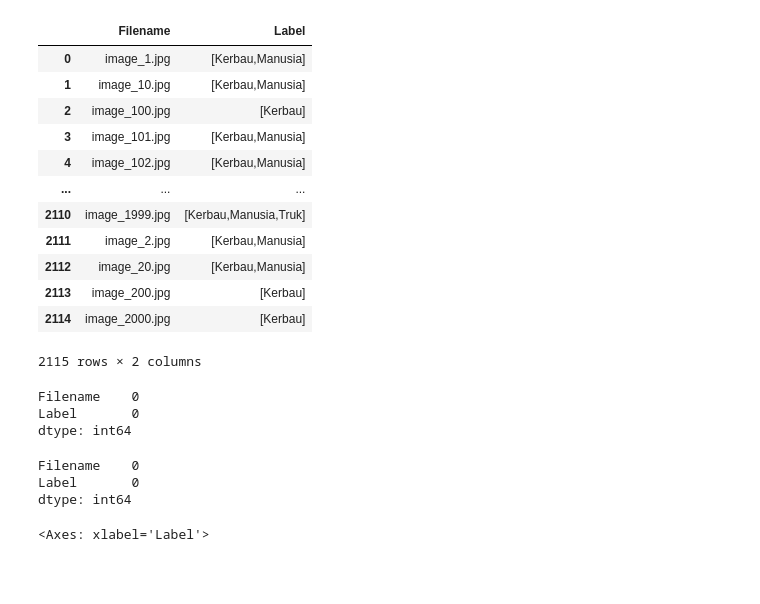
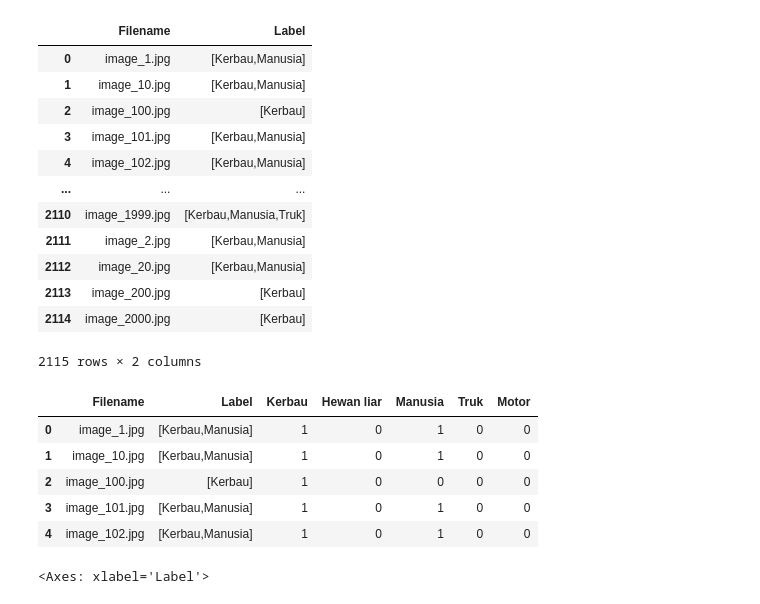
Before and after one commit to AcqmalFadhilla/Multilabel-Dataset-Tedong, a Jupyter notebook: multilabel.ipynb, the cells around one changed output. Saved outputs shown, nothing was run; the diff lists cells and outputs as text; code cells hidden in the pictures; blank space fills up the shorter version.

```diff
--- a/multilabel.ipynb
+++ b/multilabel.ipynb
@@ -30,9 +40,3 @@ df
 | 2113 | image_200.jpg | [Kerbau] |
 | 2114 | image_2000.jpg | [Kerbau] |
 2115 rows × 2 columns
-# %%
-df.isna().sum()
-# %% [output]
-Filename    0
-Label       0
-dtype: int64
@@ -41,6 +42,0 @@ df['Filename'] = "data/image/" + df["Filename"]
-# %%
-df.isna().sum()
-# %% [output]
-Filename    0
-Label       0
-dtype: int64
@@ -47,3 +54,12 @@ dtype: int64
+# %%
+df.head()
+# %% [output]
+|  | Filename | Label | Kerbau | Hewan liar | Manusia | Truk | Motor |
+| 0 | image_1.jpg | [Kerbau,Manusia] | 1 | 0 | 1 | 0 | 0 |
+| 1 | image_10.jpg | [Kerbau,Manusia] | 1 | 0 | 1 | 0 | 0 |
+| 2 | image_100.jpg | [Kerbau] | 1 | 0 | 0 | 0 | 0 |
+| 3 | image_101.jpg | [Kerbau,Manusia] | 1 | 0 | 1 | 0 | 0 |
+| 4 | image_102.jpg | [Kerbau,Manusia] | 1 | 0 | 1 | 0 | 0 |
 # %%
 df['Label'].value_counts().plot(kind='bar')
 # %% [output]
```
Also changed, not shown: parts of 23 cells of this notebook.
